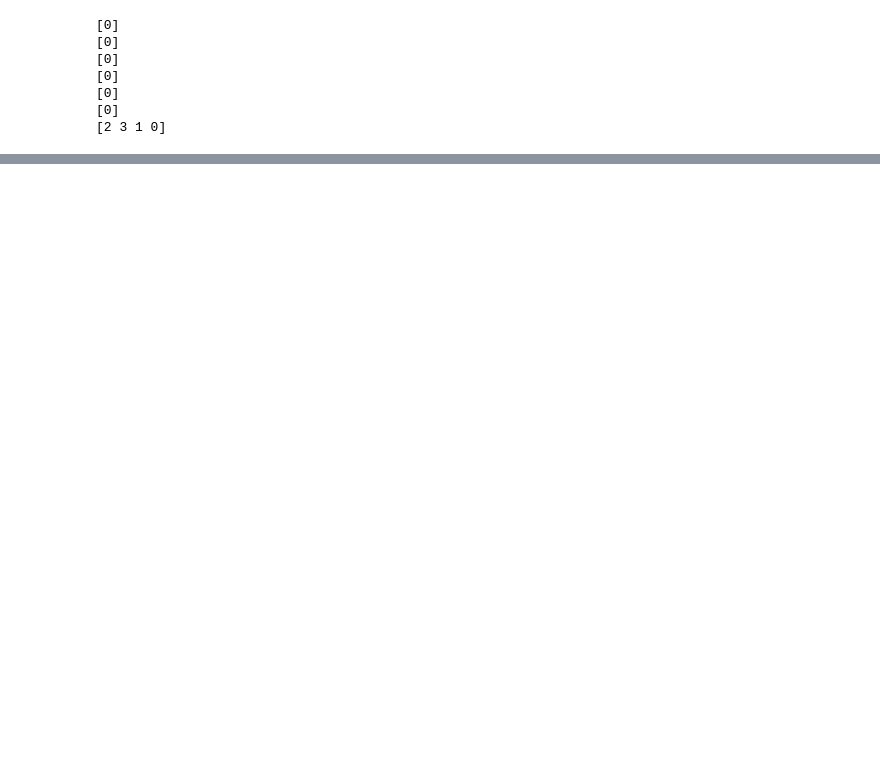
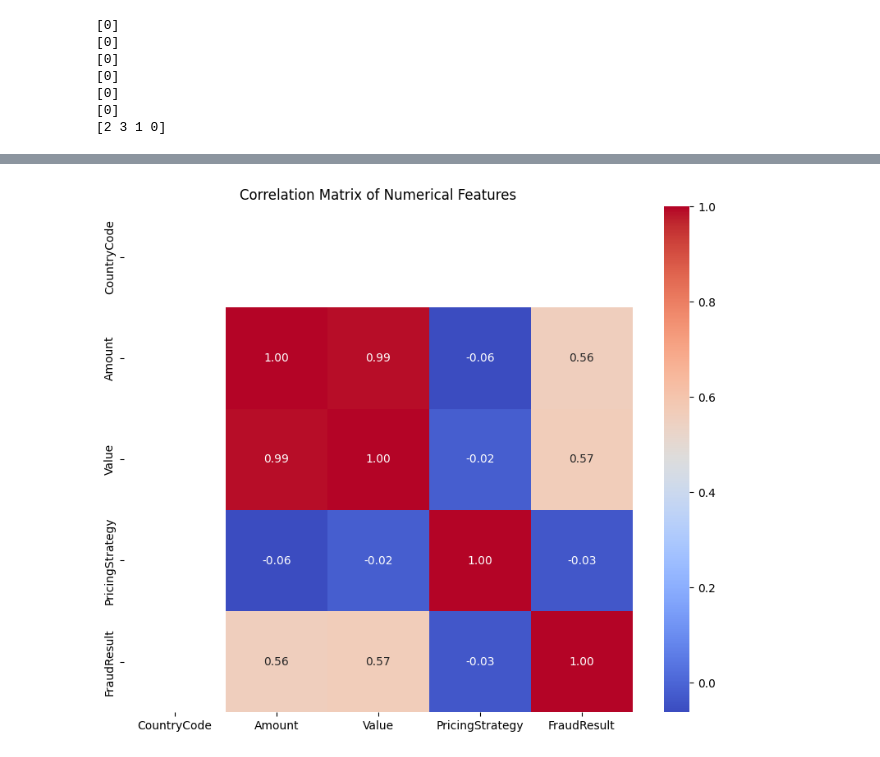
Before and after one commit to Kassa-Mamo/CreditRisk-Model-Analysis, a Jupyter notebook: notebooks/EDA.ipynb, the cells around one changed output, grey strips where cells are left out. Saved outputs shown, nothing was run; the diff lists cells and outputs as text; code cells hidden in the pictures; blank space fills up the shorter version.

```diff
--- a/notebooks/EDA.ipynb
+++ b/notebooks/EDA.ipynb
@@ -321,3 +312,19 @@ print(data['PricingStrategy'].unique())
 [0]
 [0]
 [2 3 1 0]
+# %%
+import pandas as pd
+import numpy as np
+import matplotlib.pyplot as plt
+import seaborn as sns
+
+# Load data
+data_path = r"C:\Users\user\Desktop\10 Academy- Machine-Learning\10 Academy W6\data\data.csv"
+definitions_path = r"C:\Users\user\Desktop\10 Academy- Machine-Learning\10 Academy W6\data\Xente_Variable_Definitions.csv"
+
+df = pd.read_csv(data_path)
+definitions = pd.read_csv(definitions_path)
+
+# Display basic info
+print(df.info())
+print(df.describe())
@@ -323,0 +362,19 @@ print(data['PricingStrategy'].unique())
+# %%
+df['TransactionStartTime'] = pd.to_datetime(df['TransactionStartTime'])
+# %%
+import seaborn as sns
+import matplotlib.pyplot as plt
+
+# Select only numerical columns for the correlation matrix
+numerical_df = df.select_dtypes(include=['float64', 'int64'])
+
+# Compute the correlation matrix
+correlation_matrix = numerical_df.corr()
+
+# Plot the heatmap
+plt.figure(figsize=(10, 8))  # Optional: Adjust the figure size
+sns.heatmap(correlation_matrix, annot=True, cmap="coolwarm", fmt=".2f")
+plt.title("Correlation Matrix of Numerical Features")
+plt.show()
+# %% [output]
+[figure, added]
```
Also changed, not shown: parts of 10 cells of this notebook, 1 other file.
